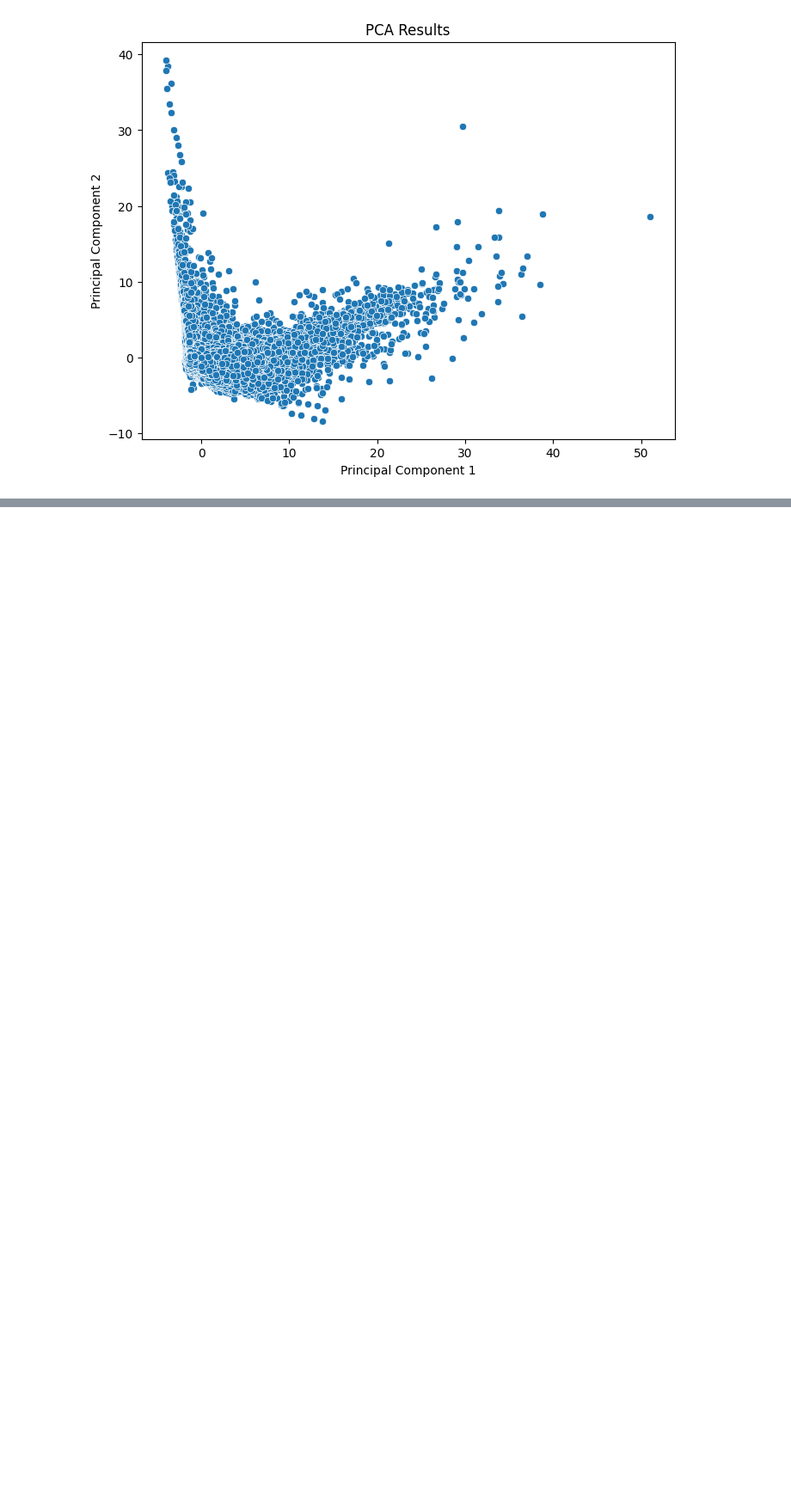
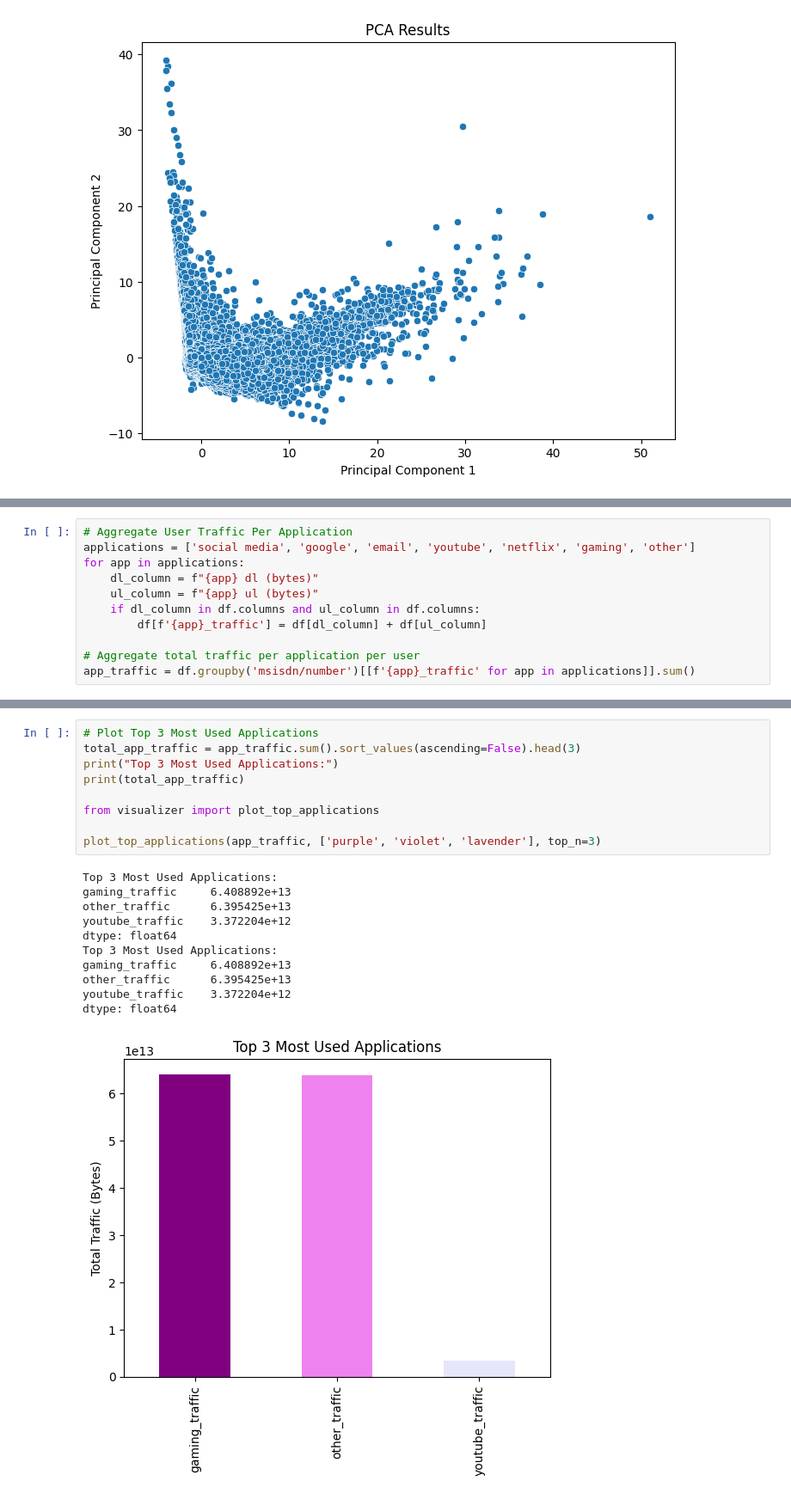
Before and after one commit to tesfaymebre/TellCo-Customer-Segmentation-and-Profitability, a Jupyter notebook: notebooks/tellco_customer.ipynb, the cells around one changed output, grey strips where cells are left out. Shown at 86% size. Saved outputs shown, nothing was run; the diff lists cells and outputs as text; blank space fills up the shorter version.

Commit message:
feat: add user engagement analysis

```diff
--- a/notebooks/tellco_customer.ipynb
+++ b/notebooks/tellco_customer.ipynb
@@ -537,0 +623,11 @@ plt.show()
+# %%
+# Aggregate User Traffic Per Application
+applications = ['social media', 'google', 'email', 'youtube', 'netflix', 'gaming', 'other']
+for app in applications:
+    dl_column = f"{app} dl (bytes)"
+    ul_column = f"{app} ul (bytes)"
+    if dl_column in df.columns and ul_column in df.columns:
+        df[f'{app}_traffic'] = df[dl_column] + df[ul_column]
+
+# Aggregate total traffic per application per user
+app_traffic = df.groupby('msisdn/number')[[f'{app}_traffic' for app in applications]].sum()
@@ -537,0 +658,21 @@ plt.show()
+# %%
+# Plot Top 3 Most Used Applications
+total_app_traffic = app_traffic.sum().sort_values(ascending=False).head(3)
+print("Top 3 Most Used Applications:")
+print(total_app_traffic)
+
+from visualizer import plot_top_applications
+
+plot_top_applications(app_traffic, ['purple', 'violet', 'lavender'], top_n=3)
+# %% [output]
+Top 3 Most Used Applications:
+gaming_traffic     6.408892e+13
+other_traffic      6.395425e+13
+youtube_traffic    3.372204e+12
+dtype: float64
+Top 3 Most Used Applications:
+gaming_traffic     6.408892e+13
+other_traffic      6.395425e+13
+youtube_traffic    3.372204e+12
+dtype: float64
+[figure, added]
```
Also changed, not shown: parts of 8 cells of this notebook, 1 other file.
